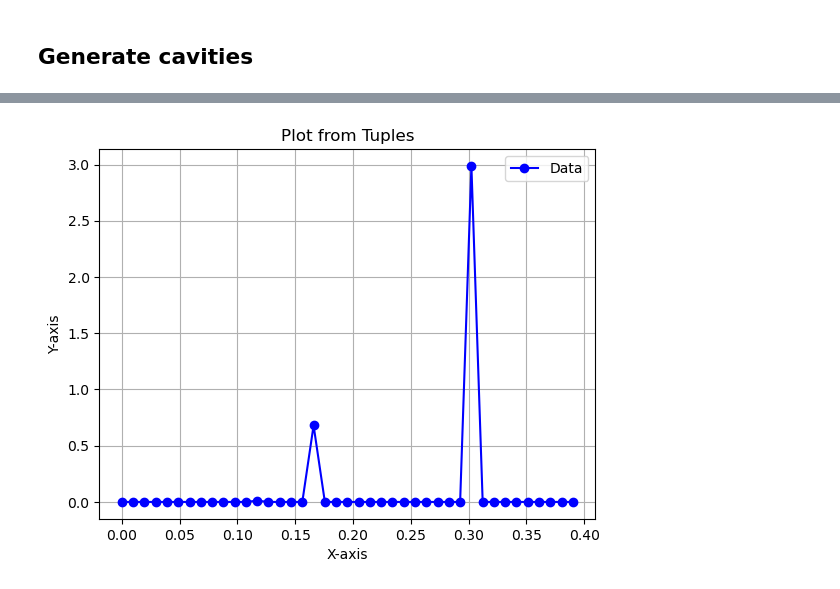
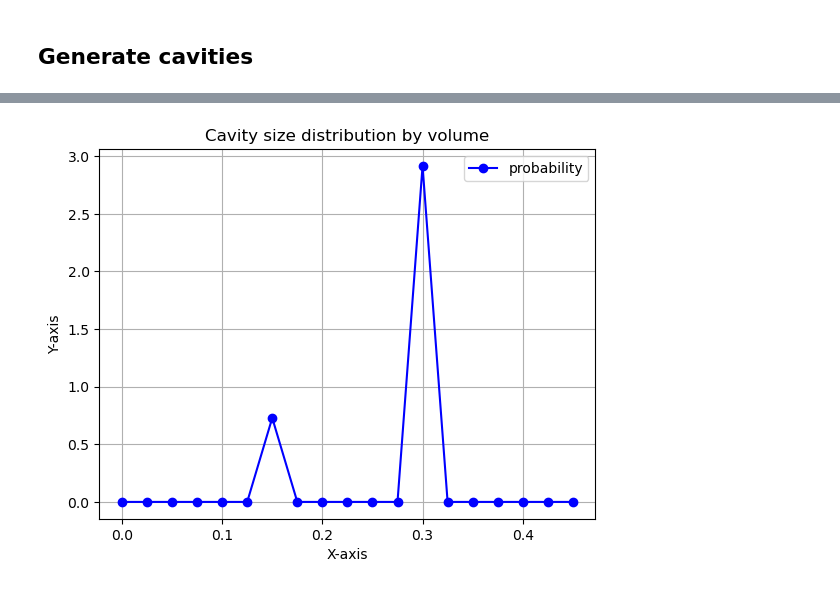
Before and after one commit to VACUUMMS/VACUUMMS, a Jupyter notebook: examples/jupyter/FCC.ipynb, the cells around one changed output, grey strips where cells are left out. Cells and saved outputs as stored; diff of their text form; code cells hidden in the pictures.

```diff
--- a/examples/jupyter/FCC.ipynb
+++ b/examples/jupyter/FCC.ipynb
@@ -121,16 +216,18 @@ csd
 # %%
+csd.applyWeightExponent(3)
+
 data=csd.getTuples()
 x, y = zip(*data)
 
 # Create the plot
-plt.plot(x, y, marker='o', linestyle='-', color='b', label='Data')  # Line plot with markers
+plt.plot(x, y, marker='o', linestyle='-', color='b', label='probability')  # Line plot with markers
 plt.xlabel('X-axis')
 plt.ylabel('Y-axis')
-plt.title('Plot from Tuples')
+plt.title('Cavity size distribution by volume')
 plt.legend()
 plt.grid(True)
 
 # Display the plot
 plt.show()
 # %% [output]
-[figure, old version]
+[figure, new version]
```
Also changed, not shown: parts of 49 cells of this notebook, 22 other files.
